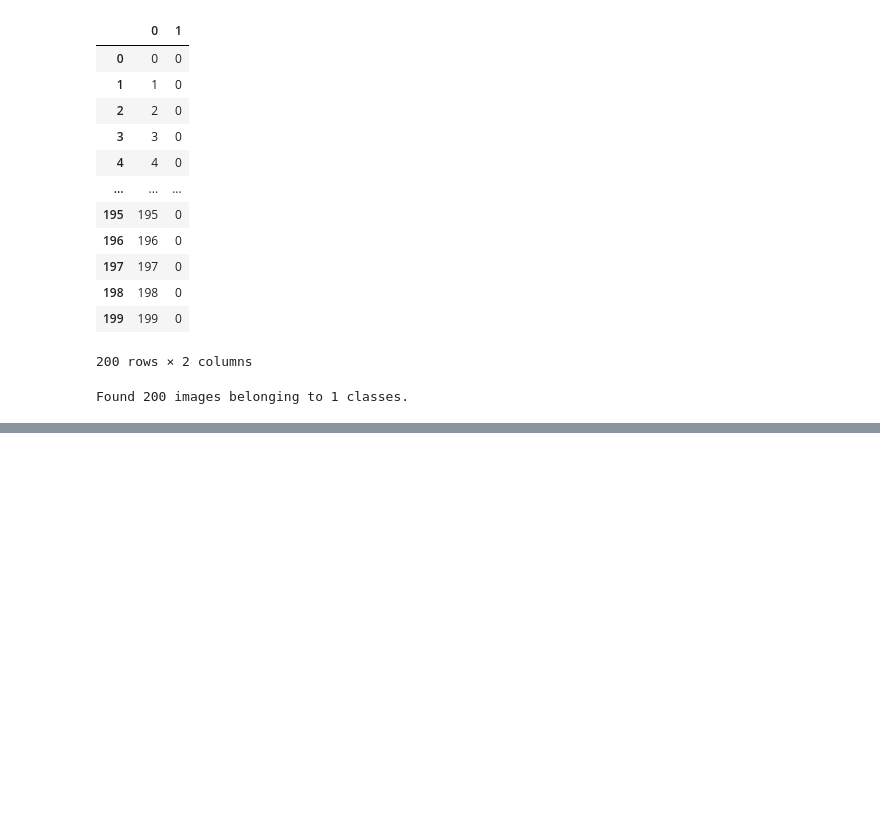
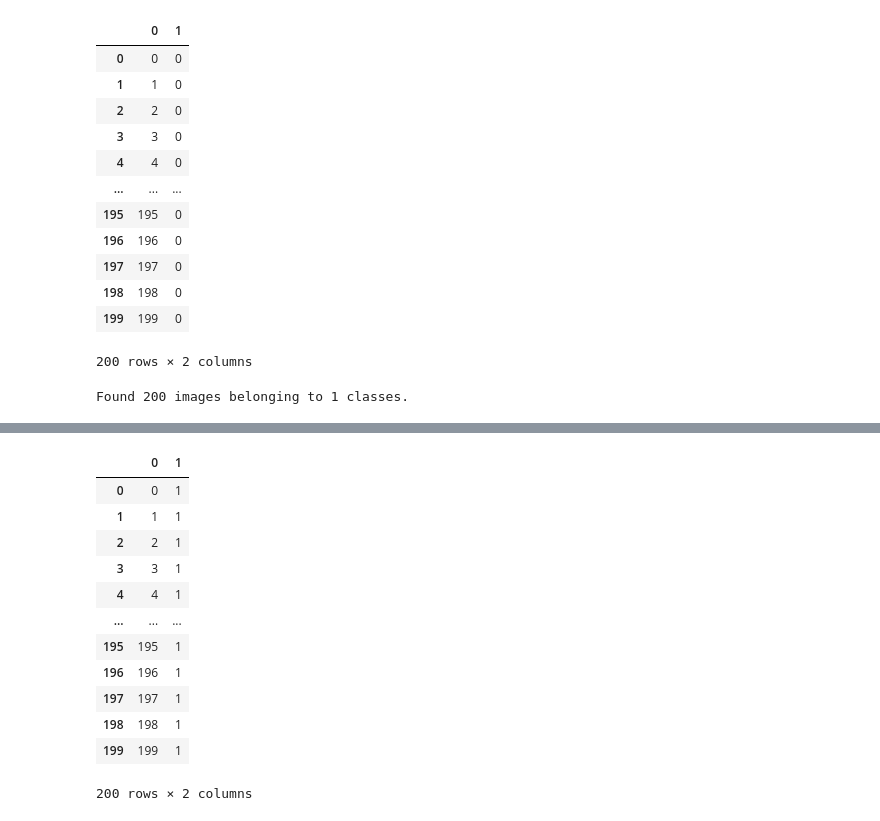
Before and after one commit to Mr-Kondo/_Inbox, a Jupyter notebook: Anomaly_Sound_Detection_EfficientNetB0.ipynb, the cells around one changed output, grey strips where cells are left out. Drawn from its saved outputs; the diff is of its cells as text; code cells hidden in the pictures; blank space fills up the shorter version.

```diff
--- a/Anomaly_Sound_Detection_EfficientNetB0.ipynb
+++ b/Anomaly_Sound_Detection_EfficientNetB0.ipynb
@@ -188,3 +208,19 @@ pred = np.where(pred < 0.5, 0, 1)
 # %%
 ans[1] = pred
 ans.to_csv(path_or_buf = "/content/drive/MyDrive/Detect_Anormaly_Machines_by_Sound/submission_.csv", index=False, header=None)
+# %%
+ans
+# %% [output]
+|  | 0 | 1 |
+| 0 | 0 | 1 |
+| 1 | 1 | 1 |
+| 2 | 2 | 1 |
+| 3 | 3 | 1 |
+| 4 | 4 | 1 |
+| ... | ... | ... |
+| 195 | 195 | 1 |
+| 196 | 196 | 1 |
+| 197 | 197 | 1 |
+| 198 | 198 | 1 |
+| 199 | 199 | 1 |
+200 rows × 2 columns
```
Also changed, not shown: parts of 6 cells of this notebook.
